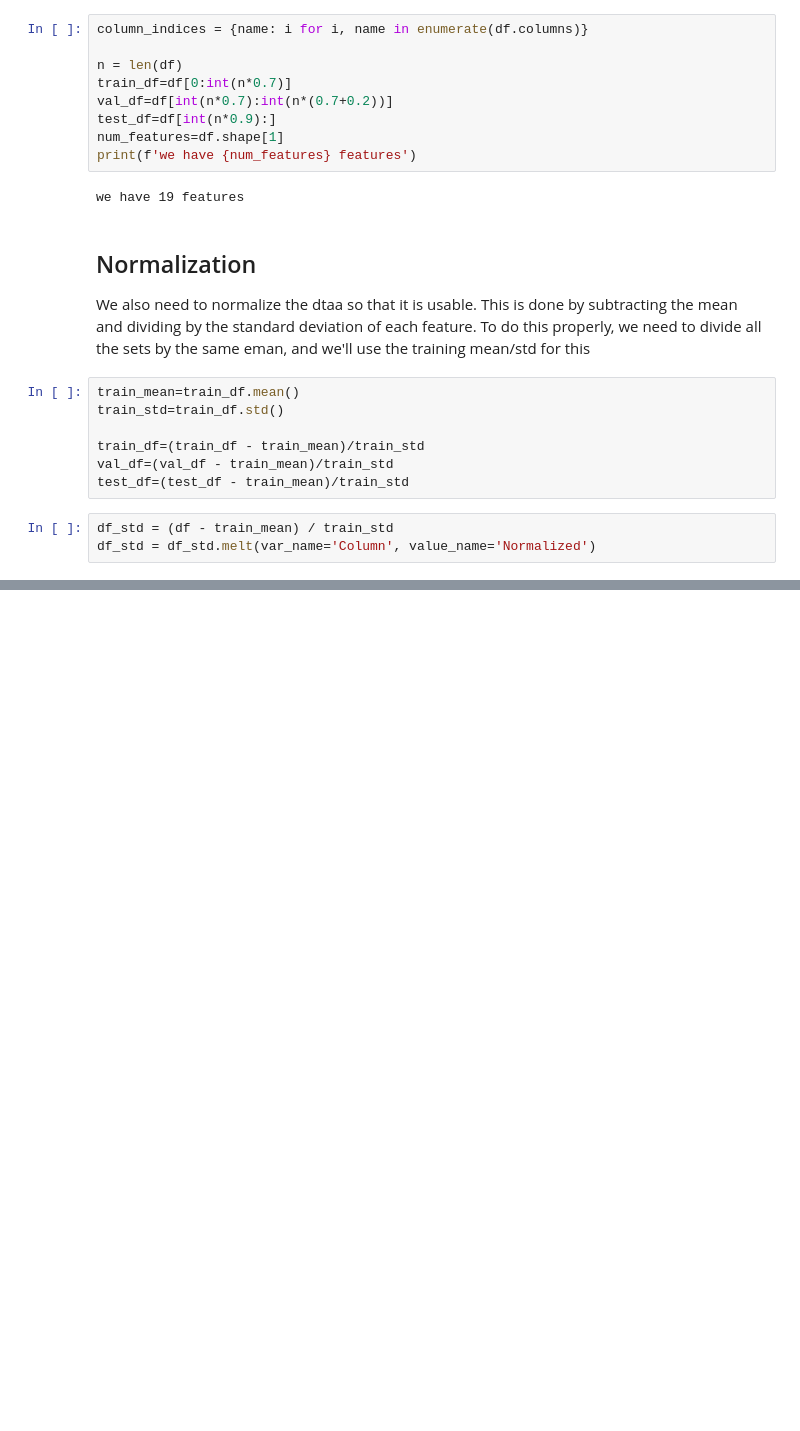
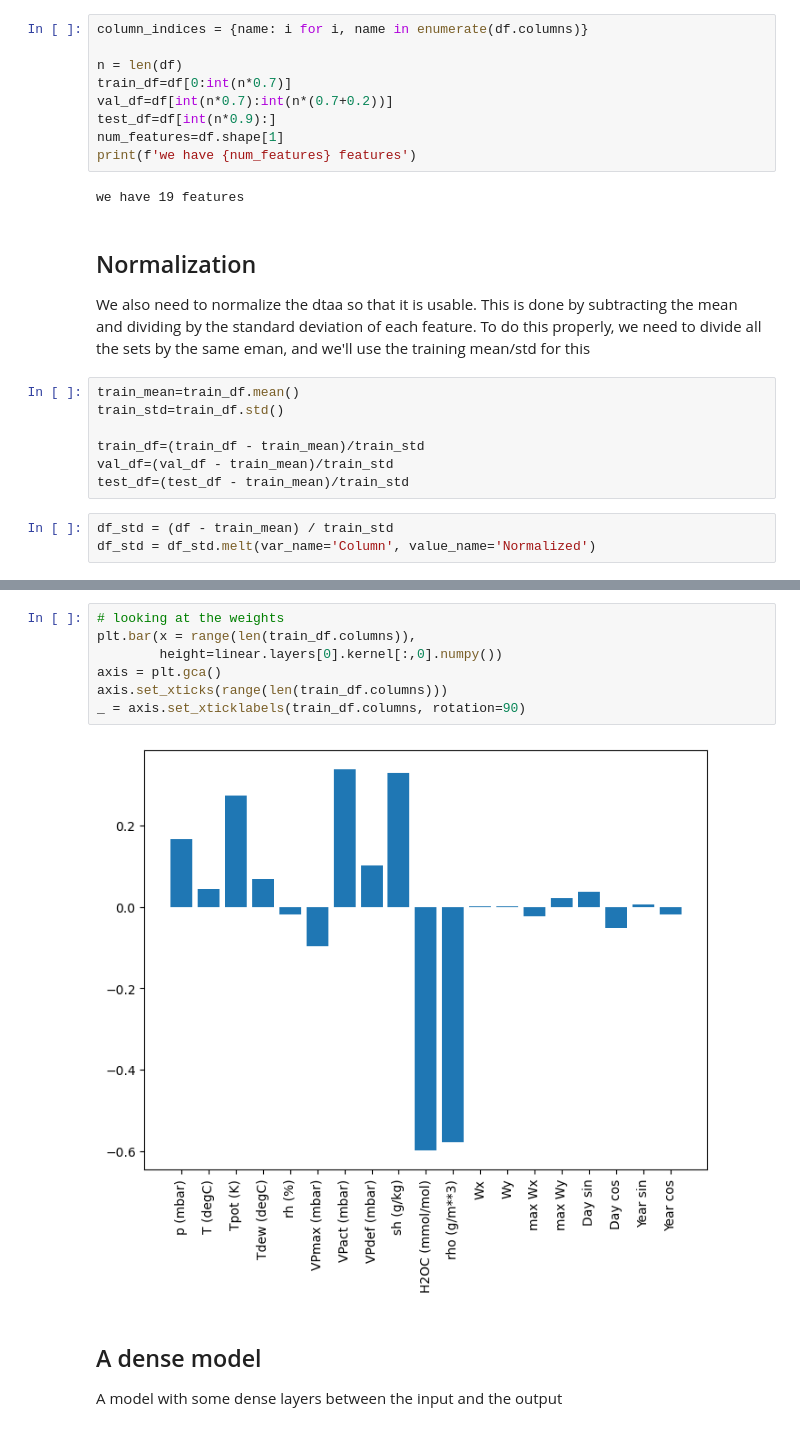
Before and after one commit to niebak/MOcode_testing, a Jupyter notebook: time_series_forecasting_RNN.ipynb, the cells around one changed output, grey strips where cells are left out. Saved outputs shown, nothing was run; the diff lists cells and outputs as text; blank space fills up the shorter version.

```diff
--- a/time_series_forecasting_RNN.ipynb
+++ b/time_series_forecasting_RNN.ipynb
@@ -159,0 +443,12 @@ df_std = df_std.melt(var_name='Column', value_name='Normalized')
+# %%
+# looking at the weights
+plt.bar(x = range(len(train_df.columns)),
+        height=linear.layers[0].kernel[:,0].numpy())
+axis = plt.gca()
+axis.set_xticks(range(len(train_df.columns)))
+_ = axis.set_xticklabels(train_df.columns, rotation=90)
+# %% [output]
+[figure, added]
+# %% [markdown]
+## A dense model
+A model with some dense layers between the input and the output
```
Also changed, not shown: parts of 36 cells of this notebook.
